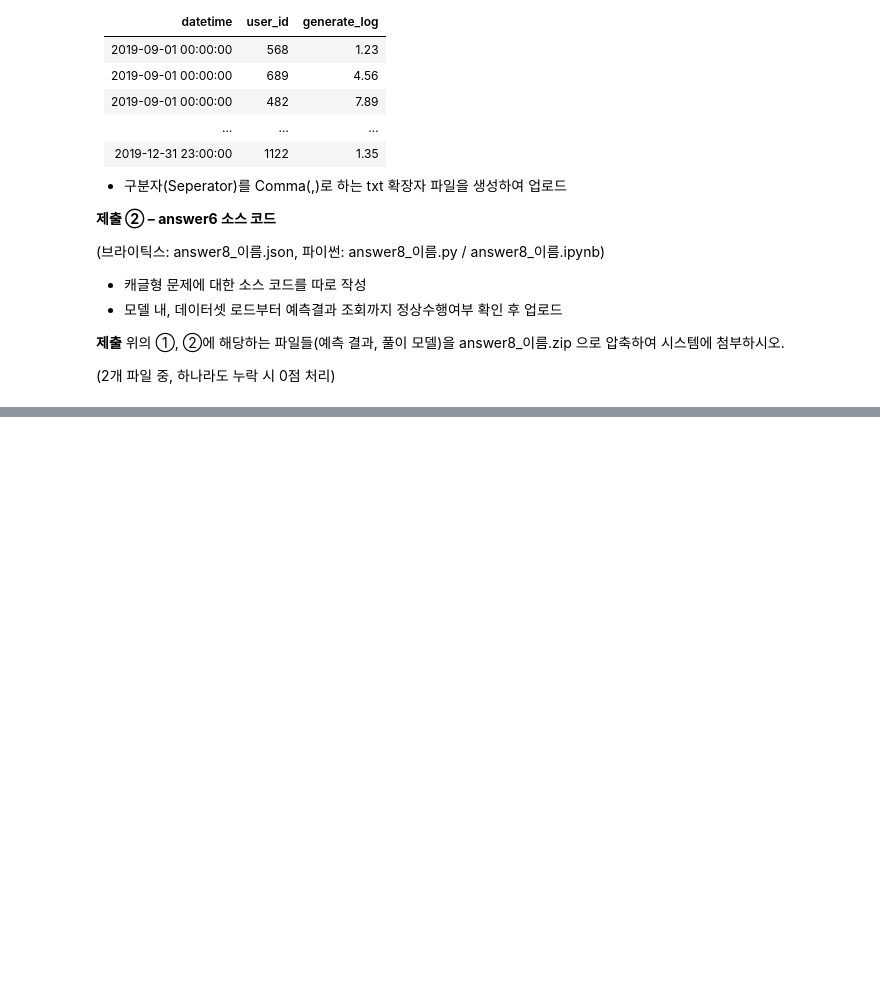
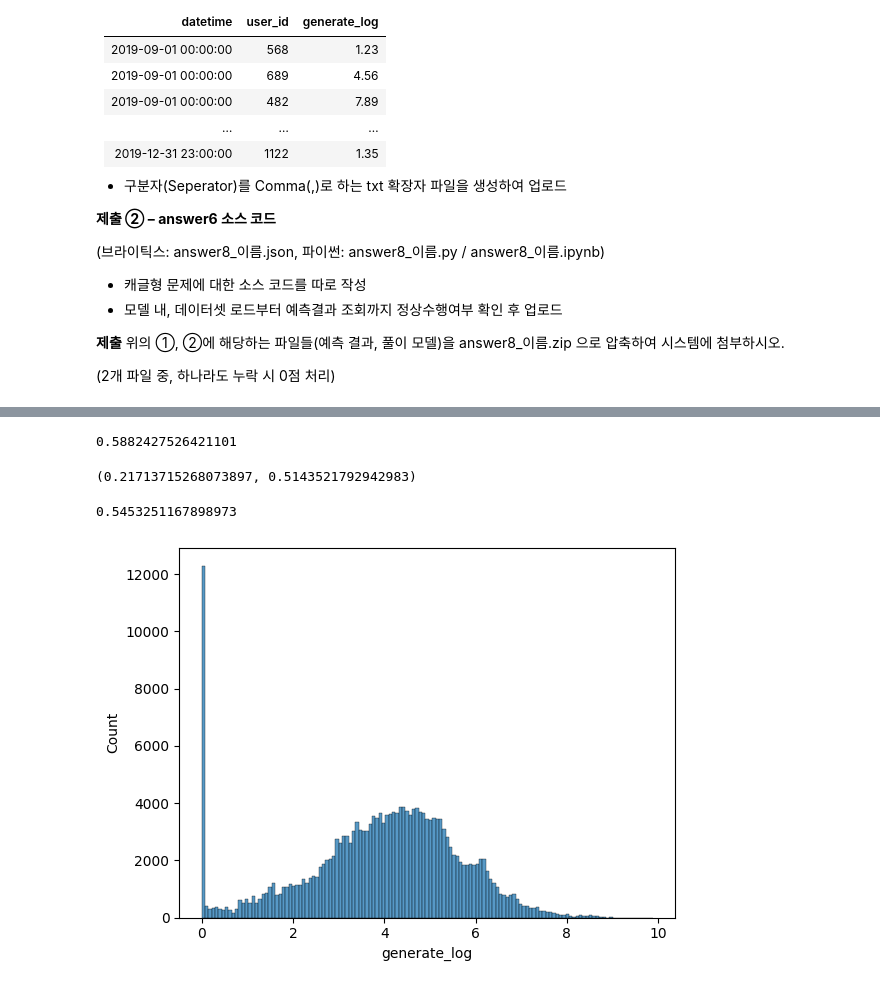
Before and after one commit to sunkusun9/prods_pro, a Jupyter notebook: prof2103_kaggle.ipynb, the cells around one changed output, grey strips where cells are left out. Drawn from its saved outputs; the diff is of its cells as text; code cells hidden in the pictures; blank space fills up the shorter version.

```diff
--- a/prof2103_kaggle.ipynb
+++ b/prof2103_kaggle.ipynb
@@ -224,0 +245,25 @@ df_test2['doy'] = df_test2['datetime'].dt.dayofyear
+# %%
+mean_squared_error(
+    np.log(df_solution['generate'] + 1),
+    df_ans_dt.sort_values(['datetime', 'user_id'])['generate_log']
+)
+# %% [output]
+0.5882427526421101
+# %%
+# 개선 모델입니다.
+from sklearn.ensemble import RandomForestRegressor
+
+X_num_rf = [i for i in X_num if i not in ['area_log', 'num_floors_log', 'day']]
+ct = ColumnTransformer([
+    ('ohe', OneHotEncoder(categories='auto'), X_cat),
+    ('pt', 'passthrough', X_num_rf)
+])
+
+X_rf = X_cat + X_num_rf
+reg_rf = make_pipeline(
+    ct,
+    RandomForestRegressor(n_estimators=50, max_depth=19, min_samples_leaf=8, random_state=123)
+)
+evaluate(reg_rf, X_rf)
+# %% [output]
+(0.21713715268073897, 0.5143521792942983)
@@ -224,0 +272,12 @@ df_test2['doy'] = df_test2['datetime'].dt.dayofyear
+# %%
+mean_squared_error(
+    np.log(df_solution['generate'] + 1),
+    df_ans_rf.sort_values(['datetime', 'user_id'])['generate_log']
+)
+# %% [output]
+0.5453251167898973
+# %%
+sns.histplot(df_train['generate_log'])
+plt.show()
+# %% [output]
+[figure, added]
```
Also changed, not shown: parts of 8 cells of this notebook.
